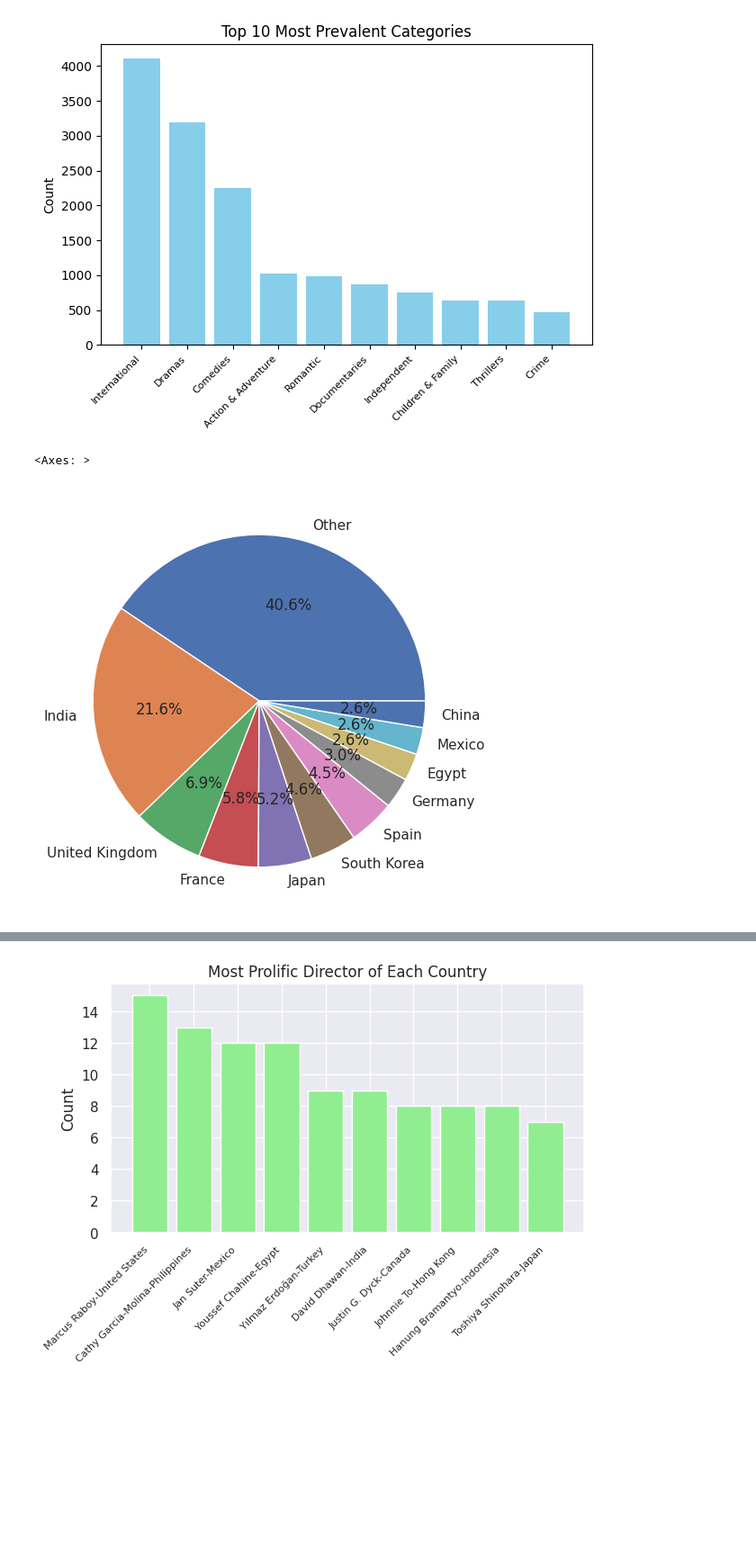
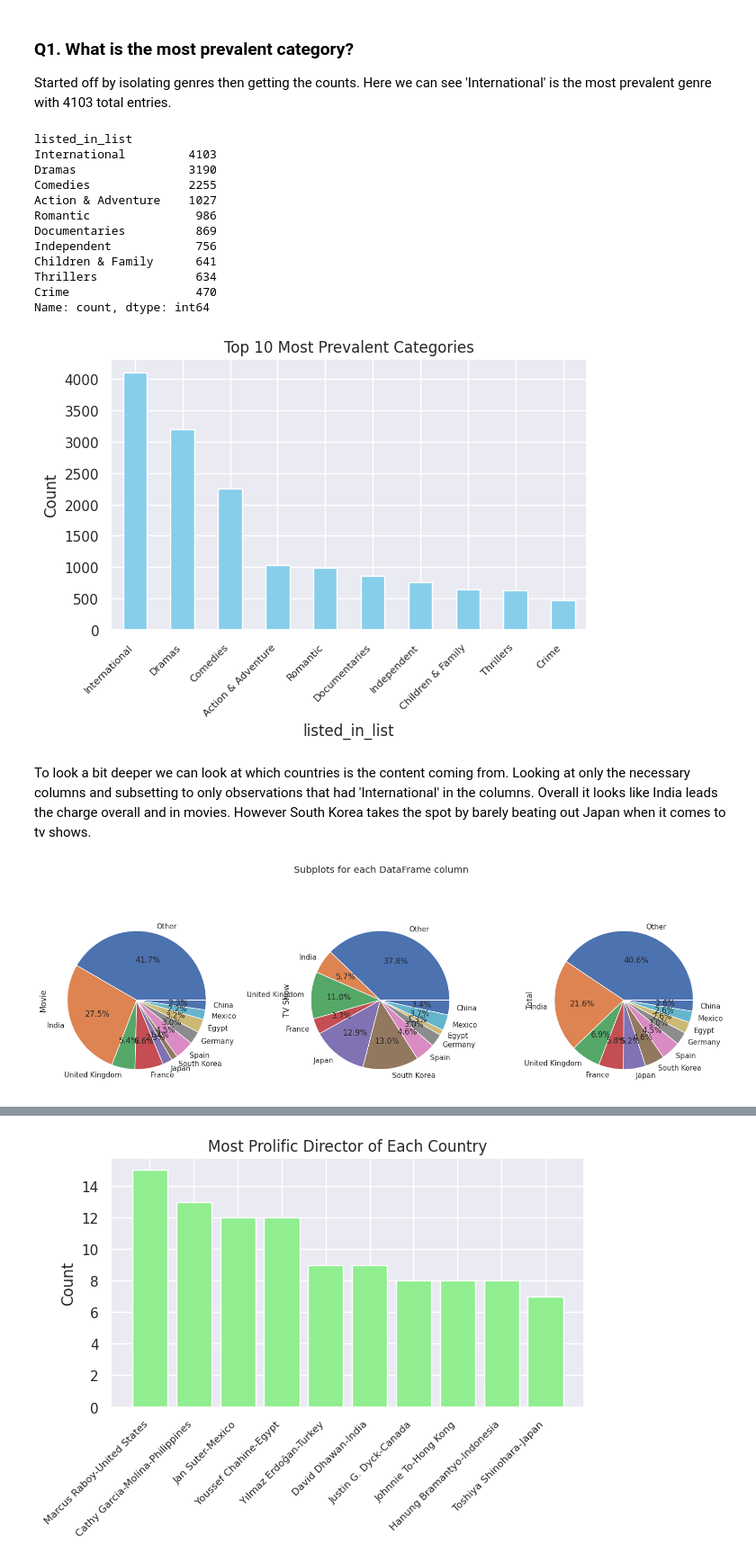
Before and after one commit to zdelk/netflix_eda, a Jupyter notebook: netflix_rework.ipynb, the cells around one changed output, grey strips where cells are left out. Shown at 90% size. Saved outputs shown, nothing was run; the diff lists cells and outputs as text; code cells hidden in the pictures; blank space fills up the shorter version.

```diff
--- a/netflix_rework.ipynb
+++ b/netflix_rework.ipynb
@@ -56,34 +60,47 @@ df_clean = df.copy()
 
 for col in to_split:
     col_name = col + '_list'
-    df_clean[col_name] = df[col].str.split(r',\s*', regex=True).apply(
+    df_clean[col_name] = df[col].str.split(',').apply(
         lambda x: [i.strip() for i in x] if isinstance(x, list) else None
         )
+# %% [markdown]
+### Q1. What is the most prevalent category?
+Started off by isolating genres then getting the counts. Here we can see 'International' is the most prevalent genre with 4103 total entries.
 # %%
 # Q1.What are the most prevalent categories?
+# subset_genre = df_clean['listed_in_list'].dropna()
+genre_counts = (
+    df_clean['listed_in_list']
+    .dropna()
+    .explode()
+    .value_counts()
+    .sort_values(ascending=False)
+)
 
-# Using the column of lists to make a Category dictionary
-cat_dict = {}
-for show in df_clean['listed_in_list']:
-    for cat in show:
-        if cat in cat_dict:
-            cat_dict[cat] += 1
-        else:
-            cat_dict[cat] = 1
-
-# Sorting Dictionary and Looking at 10 Most Prevalent Categories
-sorted_cats = sorted(cat_dict.items(), key=lambda item: item[1], reverse=True)
-top_10_cats = sorted_cats[:10]
-# print(top_10_cats)
-categories, counts = zip(*top_10_cats)
-plt.bar(x=categories, height=counts, color = 'skyblue')
+top_10_cats = genre_counts[:10]
+print(top_10_cats)
+# categories, counts = zip(*top_10_cats)
+top_10_cats.plot(kind='bar', color = 'skyblue')
 plt.title('Top 10 Most Prevalent Categories')
 plt.ylabel('Count')
-
 plt.xticks(rotation=45, ha='right', fontsize = 8)
 plt.tight_layout()
 # %% [output]
+listed_in_list
+International         4103
+Dramas                3190
+Comedies              2255
+Action & Adventure    1027
+Romantic               986
+Documentaries          869
+Independent            756
+Children & Family      641
+Thrillers              634
+Crime                  470
+Name: count, dtype: int64
-[figure, old version]
+[figure, new version]
+# %% [markdown]
+To look a bit deeper we can look at which countries is the content coming from. Looking at only the necessary columns and subsetting to only observations that had 'International' in the columns. Overall it looks like India leads the charge overall and in movies. However South Korea takes the spot by barely beating out Japan when it comes to tv shows.
 # %%
 # Looking Deeper into it
 
@@ -92,33 +109,35 @@ plt.tight_layout()
 subset_int = df_clean[['country_list', 'listed_in_list', 'type']].dropna()
 subset_int = subset_int[subset_int['listed_in_list'].apply(lambda x: 'International' in x)]
 
 
 # Each country for each observation gets its own row
 exploded = subset_int.explode('country_list')
 
 # Getting Counts of Tv Shows and Movies for each country
 country_media_df = exploded.groupby(['country_list','type'], observed=True).size().unstack(fill_value=0)
 
 country_media_df['Total'] = country_media_df.sum(axis=1) # Total media for country
 cm_sorted = country_media_df.sort_values(by='Total', axis=0, ascending=False) # Sorting by total count
 
 # Dropping US since I live there
 cm_sorted = cm_sorted.drop('United States')
 
 ten_place = cm_sorted['Total'].iloc[9] # Count for 10th largest
 cm_sorted = cm_sorted.reset_index()
 # If below rank 10 grouped to Other
 cm_sorted['country_list'] = cm_sorted['country_list'].where(cm_sorted['Total'] >= ten_place, 'Other')
 
 cm_grouped = (
     cm_sorted
     .groupby('country_list')[['Movie', 'TV Show', 'Total']]
     .sum()
     .sort_values(by='Total', ascending=False)
 )
 
 
-cm_grouped.plot.pie(y='Total',label='', legend=False, autopct='%1.1f%%', figsize=(6,6))
+cm_grouped.plot.pie(label='', legend=False, autopct='%1.1f%%', figsize=(15,6), subplots=True, layout=(1,3))
+plt.tight_layout()  # leave space for suptitle
+plt.suptitle('Subplots for each DataFrame column')
+plt.show()
 # %% [output]
-<Axes: >
-[figure, old version]
+[figure, new version]
```
Also changed, not shown: parts of 7 cells of this notebook.
